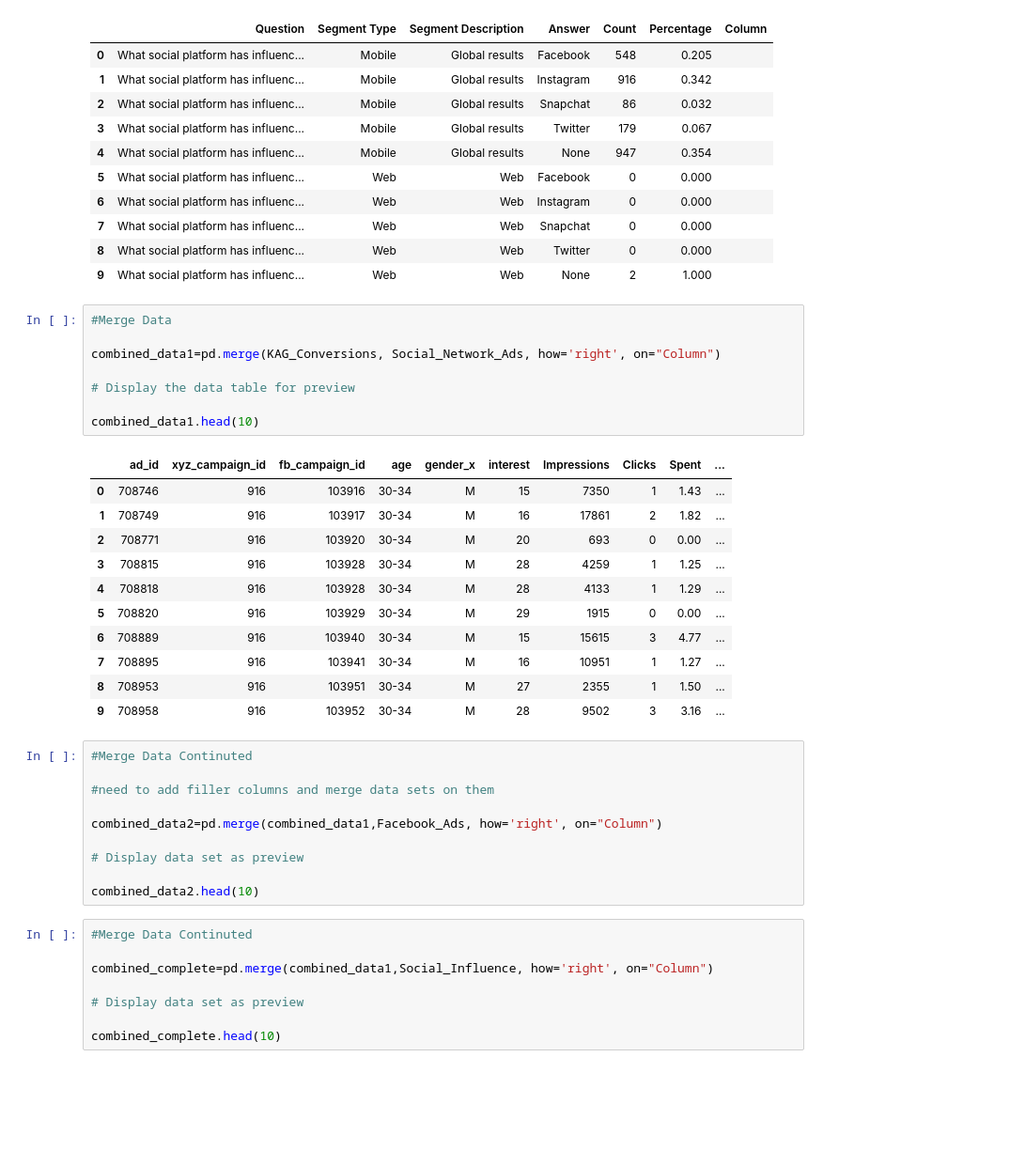
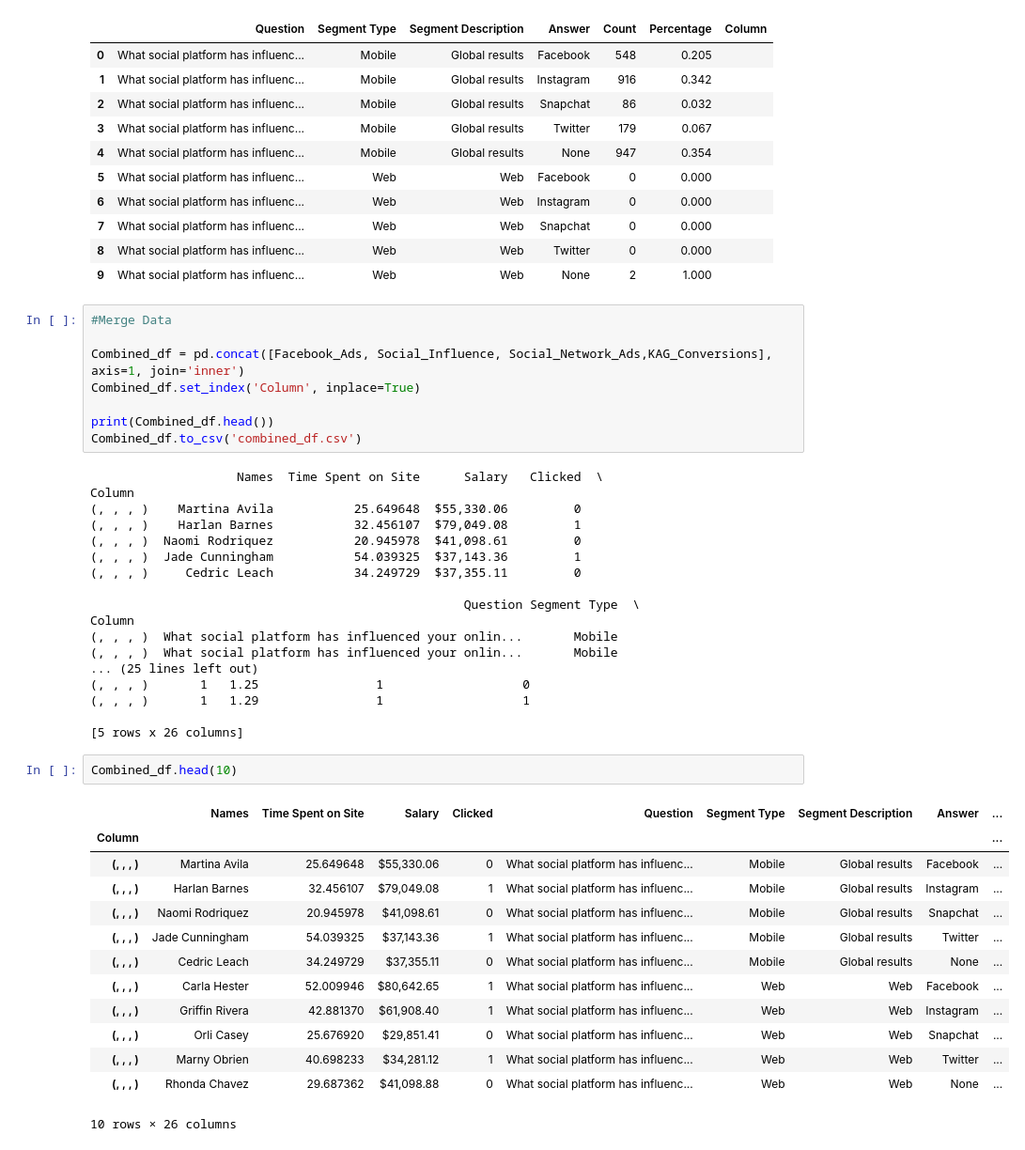
Before and after one commit to sthurstone/Return-Rate-Researchers---Project-I, a Jupyter notebook: Targeted Marketing - CSV Jupyter Notebook.ipynb, the cells around one changed output. Shown at 94% size. Cells and saved outputs as stored; diff of their text form; blank space fills up the shorter version.

```diff
--- a/Targeted Marketing - CSV Jupyter Notebook.ipynb
+++ b/Targeted Marketing - CSV Jupyter Notebook.ipynb
@@ -81,38 +82,42 @@ Social_Influence.head(10)
 # %%
 #Merge Data
 
-combined_data1=pd.merge(KAG_Conversions, Social_Network_Ads, how='right', on="Column")
+Combined_df = pd.concat([Facebook_Ads, Social_Influence, Social_Network_Ads,KAG_Conversions], axis=1, join='inner')
+Combined_df.set_index('Column', inplace=True)
 
-# Display the data table for preview
-
-combined_data1.head(10)
+print(Combined_df.head())
+Combined_df.to_csv('combined_df.csv')
 # %% [output]
-|  | ad_id | xyz_campaign_id | fb_campaign_id | age | gender_x | interest | Impressions | Clicks | Spent | ... |
-| 0 | 708746 | 916 | 103916 | 30-34 | M | 15 | 7350 | 1 | 1.43 | ... |
-| 1 | 708749 | 916 | 103917 | 30-34 | M | 16 | 17861 | 2 | 1.82 | ... |
-| 2 | 708771 | 916 | 103920 | 30-34 | M | 20 | 693 | 0 | 0.00 | ... |
-| 3 | 708815 | 916 | 103928 | 30-34 | M | 28 | 4259 | 1 | 1.25 | ... |
-| 4 | 708818 | 916 | 103928 | 30-34 | M | 28 | 4133 | 1 | 1.29 | ... |
-| 5 | 708820 | 916 | 103929 | 30-34 | M | 29 | 1915 | 0 | 0.00 | ... |
-| 6 | 708889 | 916 | 103940 | 30-34 | M | 15 | 15615 | 3 | 4.77 | ... |
-| 7 | 708895 | 916 | 103941 | 30-34 | M | 16 | 10951 | 1 | 1.27 | ... |
-| 8 | 708953 | 916 | 103951 | 30-34 | M | 27 | 2355 | 1 | 1.50 | ... |
-| 9 | 708958 | 916 | 103952 | 30-34 | M | 28 | 9502 | 3 | 3.16 | ... |
+                    Names  Time Spent on Site      Salary   Clicked  \
+Column
+(, , , )    Martina Avila           25.649648  $55,330.06         0
+(, , , )    Harlan Barnes           32.456107  $79,049.08         1
+(, , , )  Naomi Rodriquez           20.945978  $41,098.61         0
+(, , , )  Jade Cunningham           54.039325  $37,143.36         1
+(, , , )     Cedric Leach           34.249729  $37,355.11         0
+
+                                                   Question Segment Type  \
+Column
+(, , , )  What social platform has influenced your onlin...       Mobile
+(, , , )  What social platform has influenced your onlin...       Mobile
+... (25 lines left out)
+(, , , )       1   1.25                1                   0
+(, , , )       1   1.29                1                   1
+
+[5 rows x 26 columns]
-# %%
-#Merge Data Continuted
-
-#need to add filler columns and merge data sets on them
-
-combined_data2=pd.merge(combined_data1,Facebook_Ads, how='right', on="Column")
-
-# Display data set as preview
-
-combined_data2.head(10)
-# %%
-#Merge Data Continuted
-
-combined_complete=pd.merge(combined_data1,Social_Influence, how='right', on="Column")
-
-# Display data set as preview
-
-combined_complete.head(10)
+# %%
+Combined_df.head(10)
+# %% [output]
+|  | Names | Time Spent on Site | Salary | Clicked | Question | Segment Type | Segment Description | Answer | ... |
+| Column |  |  |  |  |  |  |  |  | ... |
+| (, , , ) | Martina Avila | 25.649648 | $55,330.06 | 0 | What social platform has influenc... | Mobile | Global results | Facebook | ... |
+| (, , , ) | Harlan Barnes | 32.456107 | $79,049.08 | 1 | What social platform has influenc... | Mobile | Global results | Instagram | ... |
+| (, , , ) | Naomi Rodriquez | 20.945978 | $41,098.61 | 0 | What social platform has influenc... | Mobile | Global results | Snapchat | ... |
+| (, , , ) | Jade Cunningham | 54.039325 | $37,143.36 | 1 | What social platform has influenc... | Mobile | Global results | Twitter | ... |
+| (, , , ) | Cedric Leach | 34.249729 | $37,355.11 | 0 | What social platform has influenc... | Mobile | Global results | None | ... |
+| (, , , ) | Carla Hester | 52.009946 | $80,642.65 | 1 | What social platform has influenc... | Web | Web | Facebook | ... |
+| (, , , ) | Griffin Rivera | 42.881370 | $61,908.40 | 1 | What social platform has influenc... | Web | Web | Instagram | ... |
+| (, , , ) | Orli Casey | 25.676920 | $29,851.41 | 0 | What social platform has influenc... | Web | Web | Snapchat | ... |
+| (, , , ) | Marny Obrien | 40.698233 | $34,281.12 | 1 | What social platform has influenc... | Web | Web | Twitter | ... |
+| (, , , ) | Rhonda Chavez | 29.687362 | $41,098.88 | 0 | What social platform has influenc... | Web | Web | None | ... |
+10 rows × 26 columns
```
Also changed, not shown: parts of 1 cell of this notebook.
